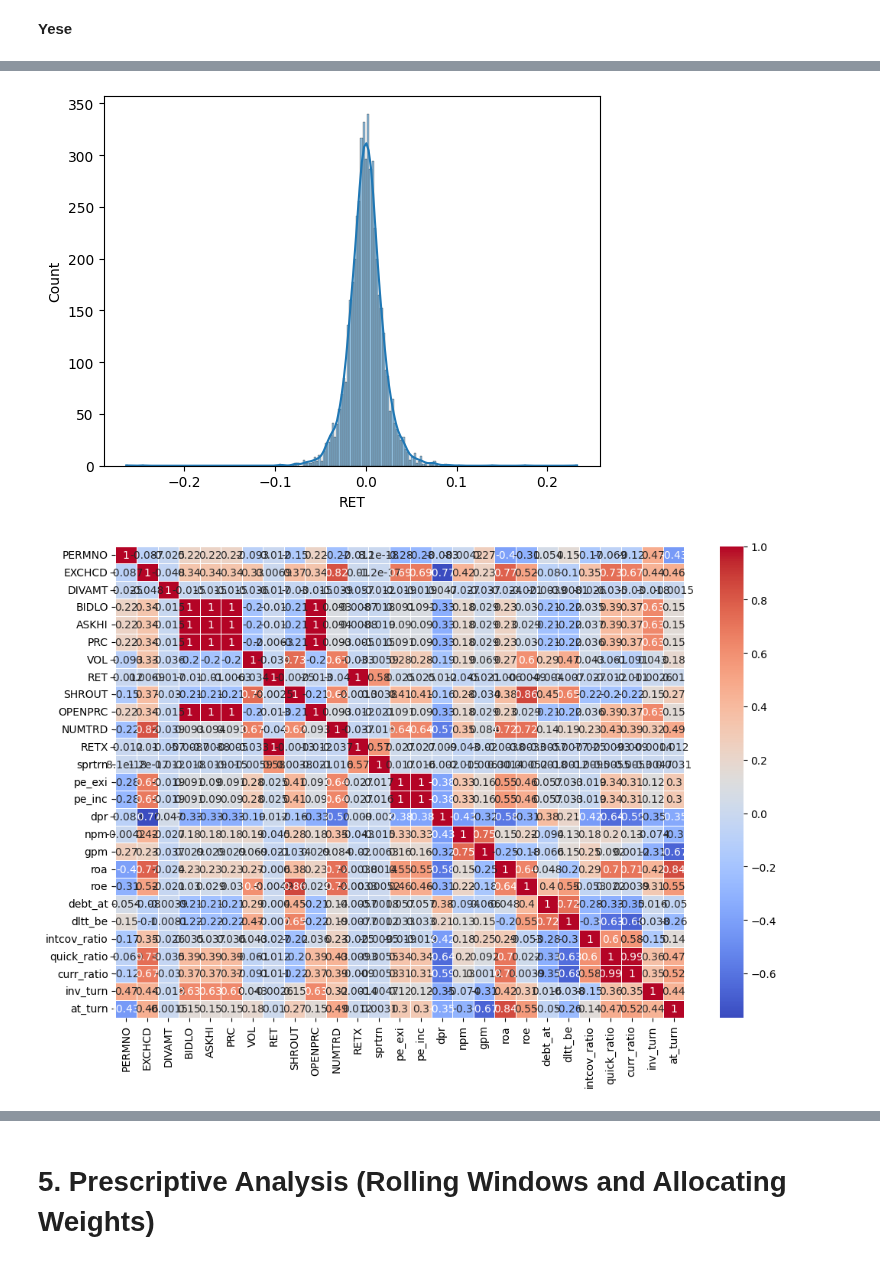
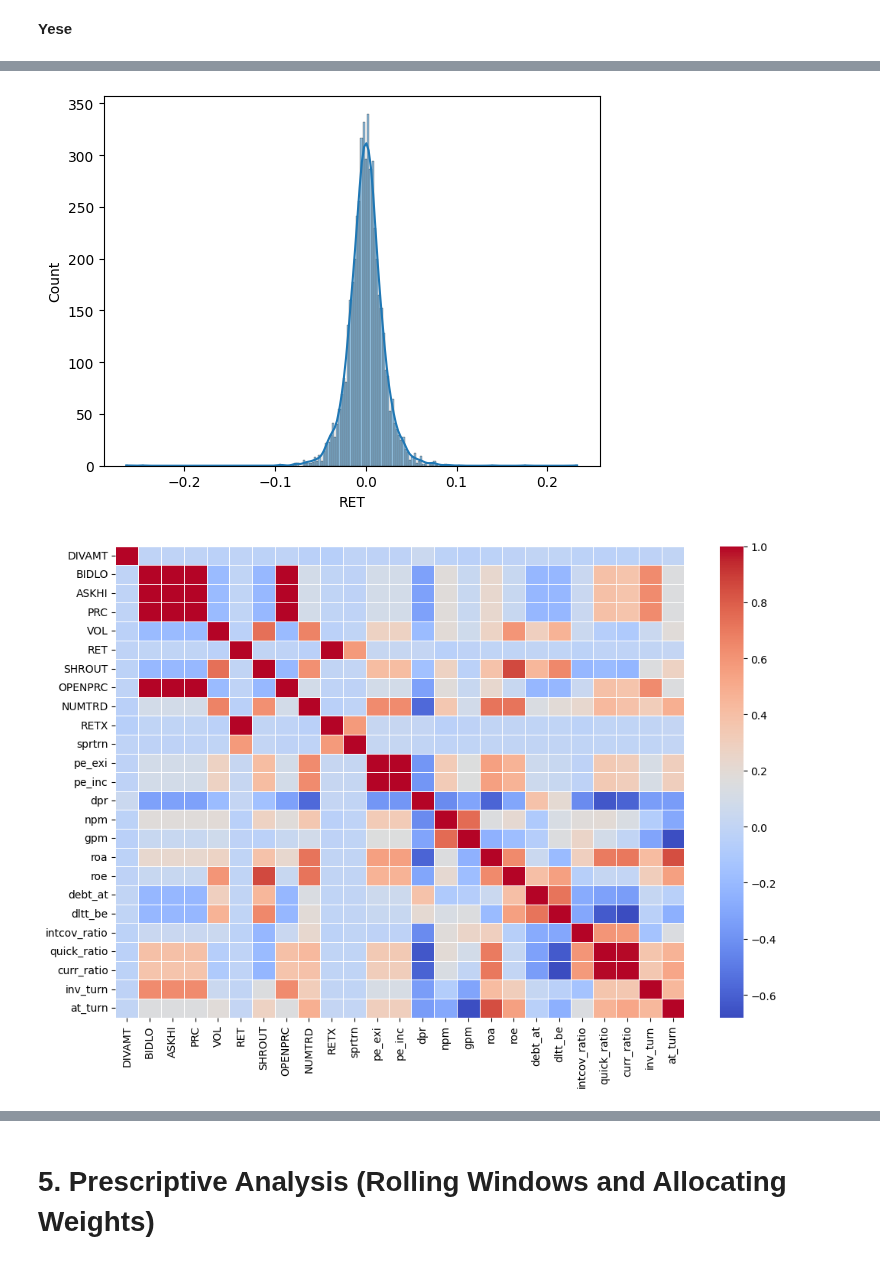
Before and after one commit to kaki1995/BA-stock-portfolio-analysis, a Jupyter notebook: Submission_Project_Codes.ipynb, the cells around one changed output, grey strips where cells are left out. Cells and saved outputs as stored; diff of their text form; code cells hidden in the pictures.

```diff
--- a/Submission_Project_Codes.ipynb
+++ b/Submission_Project_Codes.ipynb
@@ -1514,6 +1514,6 @@ Tuned NN model final prediction R-squared: 0.000544
 # %% [markdown]
 **Yese**
 # %%
-df = pd.read_csv('Merged_dataset_clean.csv')
-df_numeric = df.select_dtypes(include=['number'])
+df = merged_stock_df
+#df_numeric = df.select_dtypes(include=['number'])
 # %%
@@ -1544,14 +1544,15 @@ plt.show()
 # %%
-sns.histplot(df_numeric['RET'], kde=True)
+sns.histplot(df['RET'], kde=True)
 plt.show()
+numeric_df = df.select_dtypes(include=[float, int])
 
-corr_matrix = df_numeric.corr()
+corr_matrix = numeric_df.corr()
 plt.figure(figsize=(12, 8))
-sns.heatmap(corr_matrix, annot=True, cmap='coolwarm', linewidths=0.5)
+sns.heatmap(corr_matrix, annot=False, cmap='coolwarm', linewidths=0.5)
 plt.show()
 # %% [output]
 [figure]
-[figure, old version]
+[figure, new version]
 # %%
 df['date'] = pd.to_datetime(df['date'])
 
```
Also changed, not shown: parts of 8 cells of this notebook.
